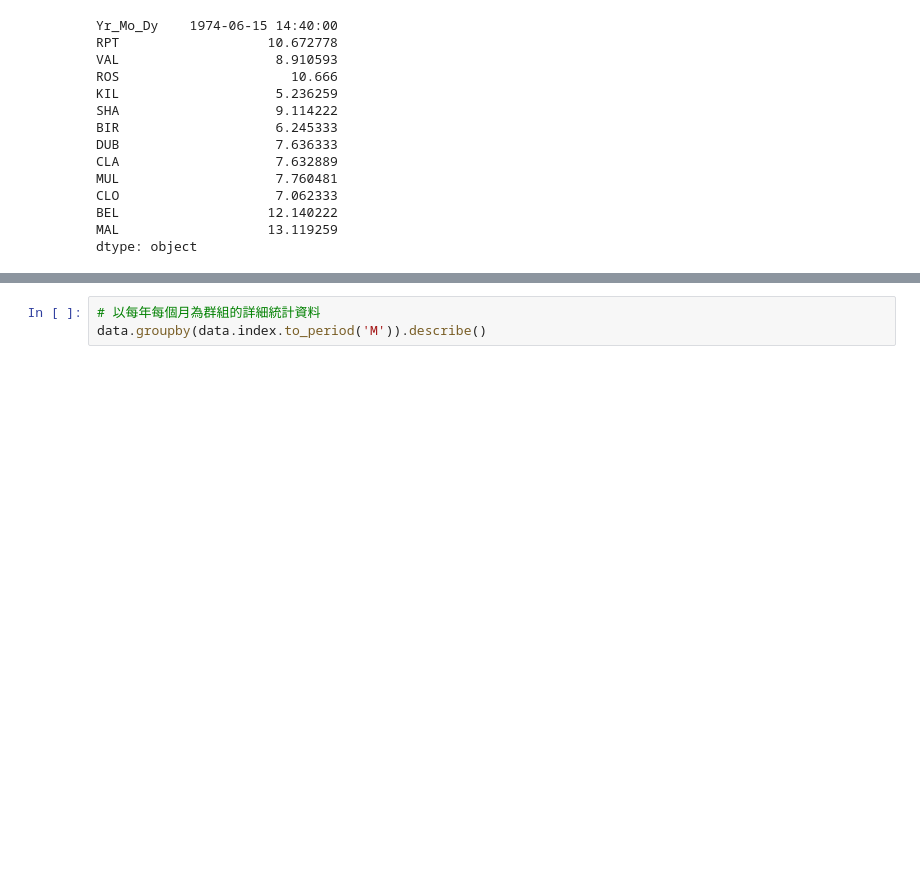
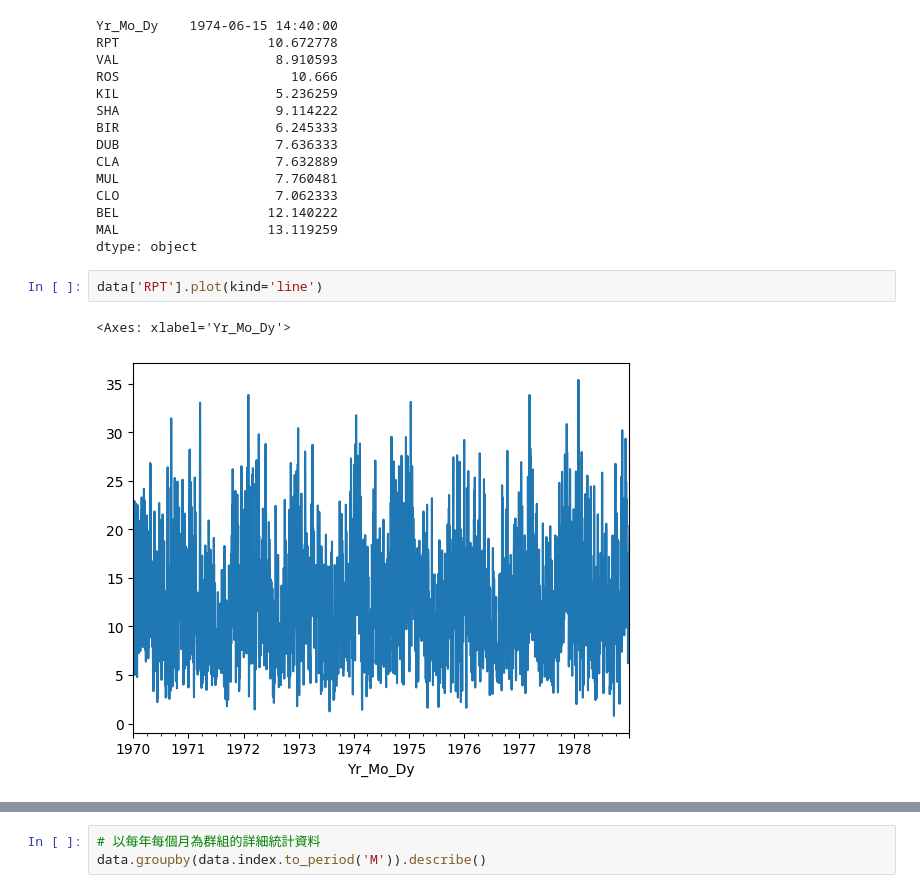
Before and after one commit to 06Cata/Analyzing_wind_speed_for_Ireland, a Jupyter notebook: ireland_wind_analysis.ipynb, the cells around one changed output, grey strips where cells are left out. Drawn from its saved outputs; the diff is of its cells as text; blank space fills up the shorter version.

```diff
--- a/ireland_wind_analysis.ipynb
+++ b/ireland_wind_analysis.ipynb
@@ -189,3 +205,8 @@ CLO                    7.062333
 BEL                   12.140222
 MAL                   13.119259
 dtype: object
+# %%
+data['RPT'].plot(kind='line')
+# %% [output]
+<Axes: xlabel='Yr_Mo_Dy'>
+[figure, added]
```
Also changed, not shown: parts of 13 cells of this notebook.
